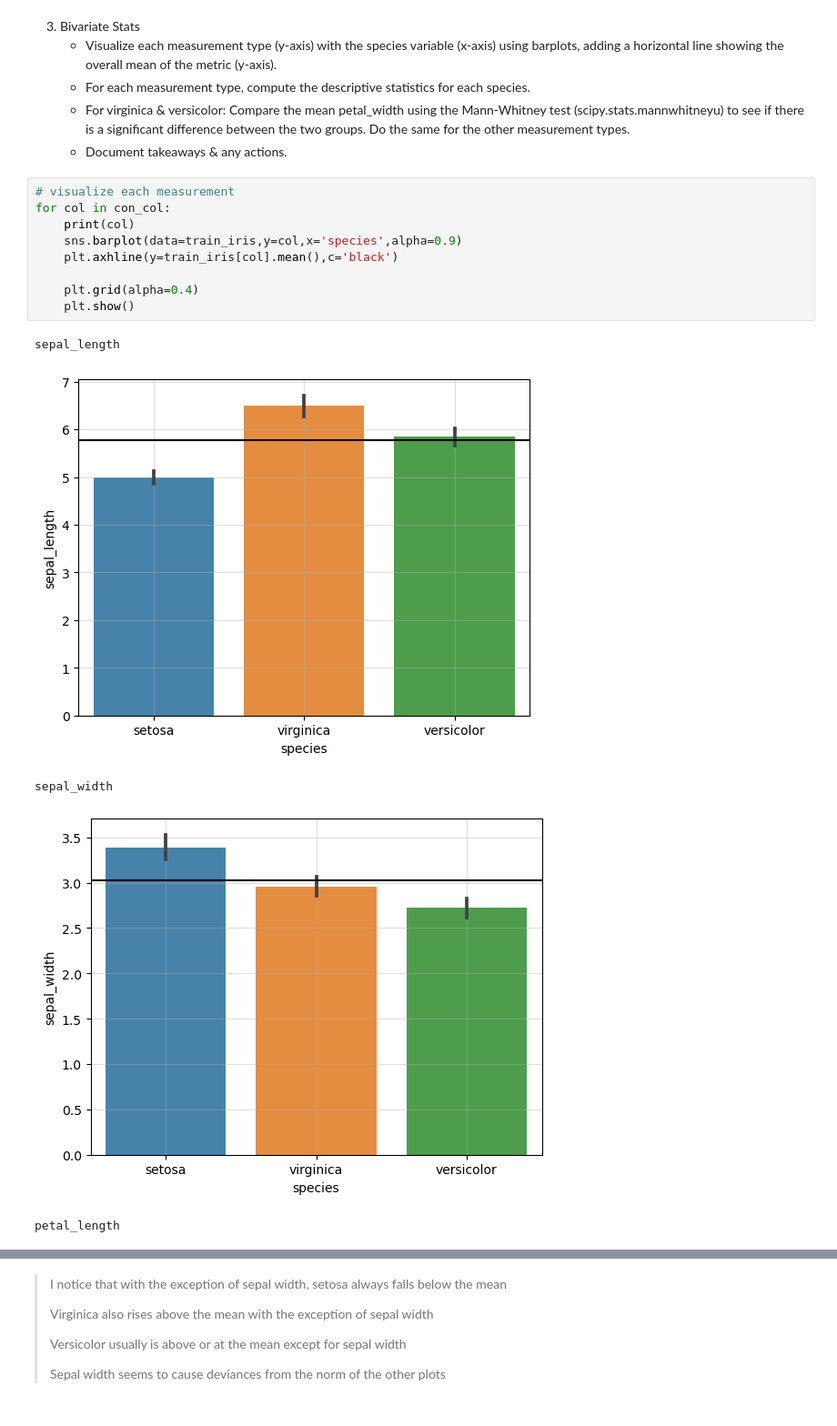
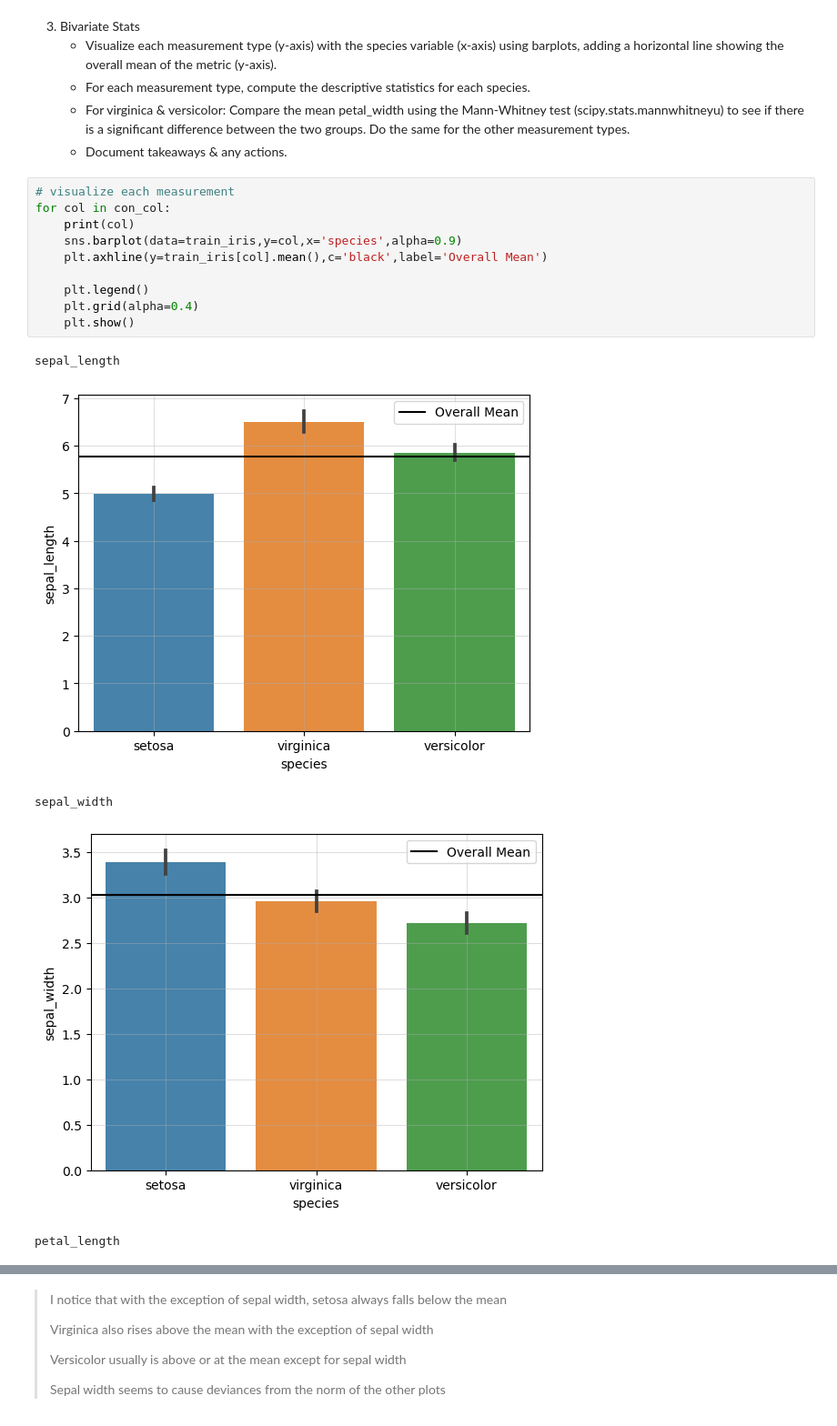
Before and after one commit to Michael-Nelson361/classification-exercises, a Jupyter notebook: explore.ipynb, the cells around one changed output, grey strips where cells are left out. Shown at 91% size. Drawn from its saved outputs; the diff is of its cells as text.

```diff
--- a/explore.ipynb
+++ b/explore.ipynb
@@ -184,15 +184,16 @@ Name: proportion, dtype: float64
 # %%
 # visualize each measurement
 for col in con_col:
     print(col)
     sns.barplot(data=train_iris,y=col,x='species',alpha=0.9)
-    plt.axhline(y=train_iris[col].mean(),c='black')
+    plt.axhline(y=train_iris[col].mean(),c='black',label='Overall Mean')
 
+    plt.legend()
     plt.grid(alpha=0.4)
     plt.show()
 # %% [output]
 sepal_length
-[figure, old version]
+[figure, new version]
 sepal_width
-[figure, old version]
+[figure, new version]
 petal_length
```
Also changed, not shown: parts of 5 cells of this notebook, 1 other file.
